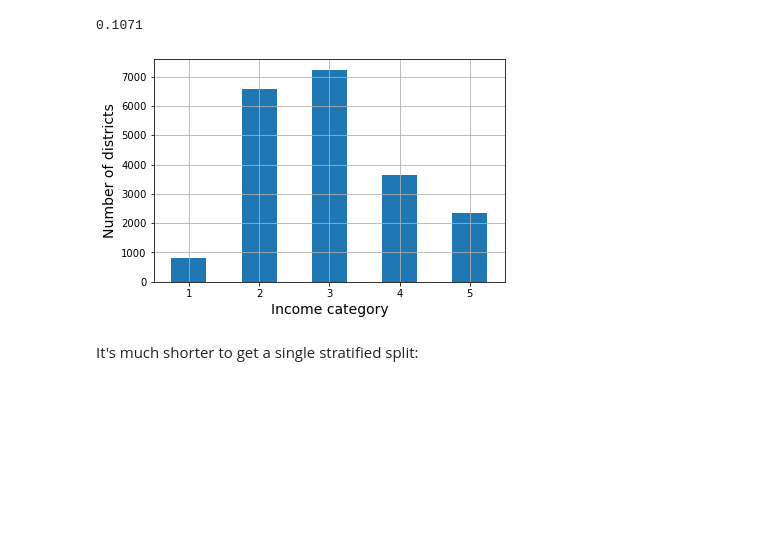
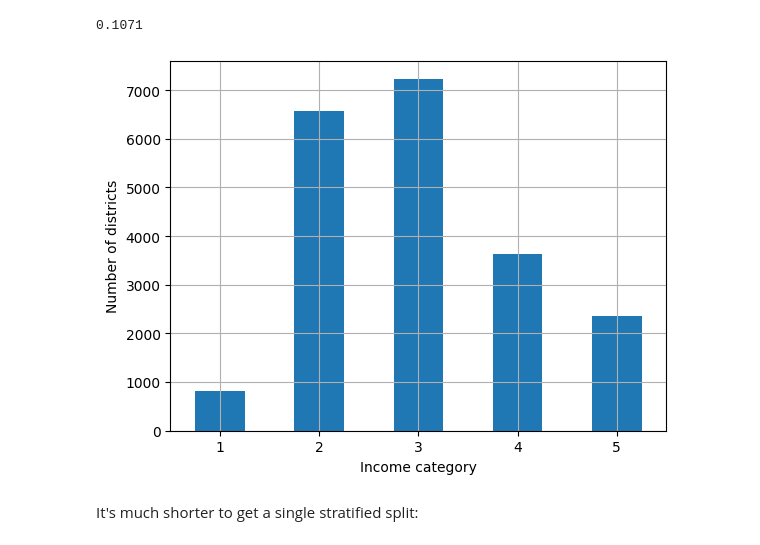
Before and after one commit to jrh-new2025/handson-ml3, a Jupyter notebook: 02_end_to_end_machine_learning_project.ipynb, the cells around one changed output. Drawn from its saved outputs; the diff is of its cells as text; code cells hidden in the pictures; blank space fills up the shorter version.

```diff
--- a/02_end_to_end_machine_learning_project.ipynb
+++ b/02_end_to_end_machine_learning_project.ipynb
@@ -216,13 +216,14 @@ housing["income_cat"] = pd.cut(housing["median_income"],
                                bins=[0., 1.5, 3.0, 4.5, 6., np.inf],
                                labels=[1, 2, 3, 4, 5])
 # %%
+import matplotlib.pyplot as plt
 housing["income_cat"].value_counts().sort_index().plot.bar(rot=0, grid=True)
 plt.xlabel("Income category")
 plt.ylabel("Number of districts")
-save_fig("housing_income_cat_bar_plot")  # extra code
+#save_fig("housing_income_cat_bar_plot")  # extra code
 plt.show()
 # %% [output]
-[figure, old version]
+[figure, new version]
 # %%
 from sklearn.model_selection import StratifiedShuffleSplit
 
```
Also changed, not shown: parts of 9 cells of this notebook.
